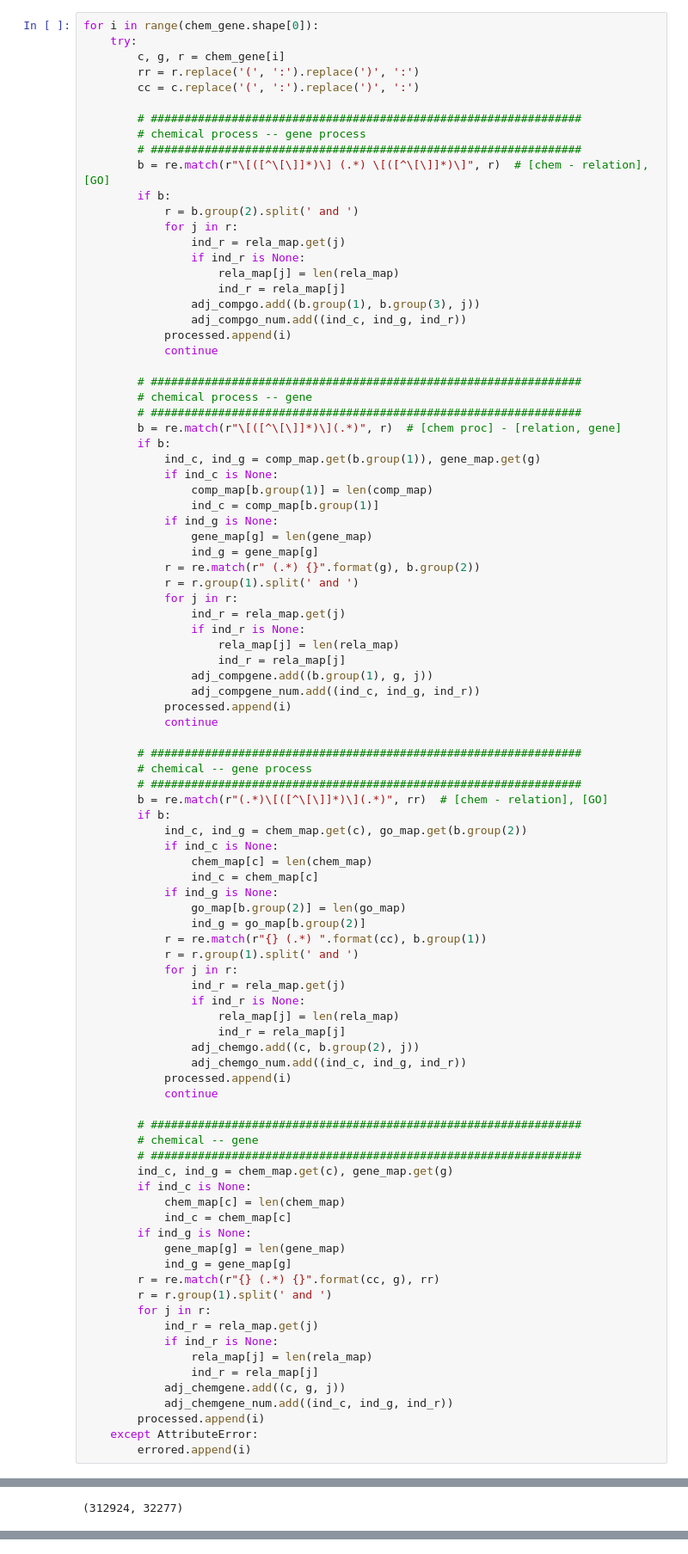
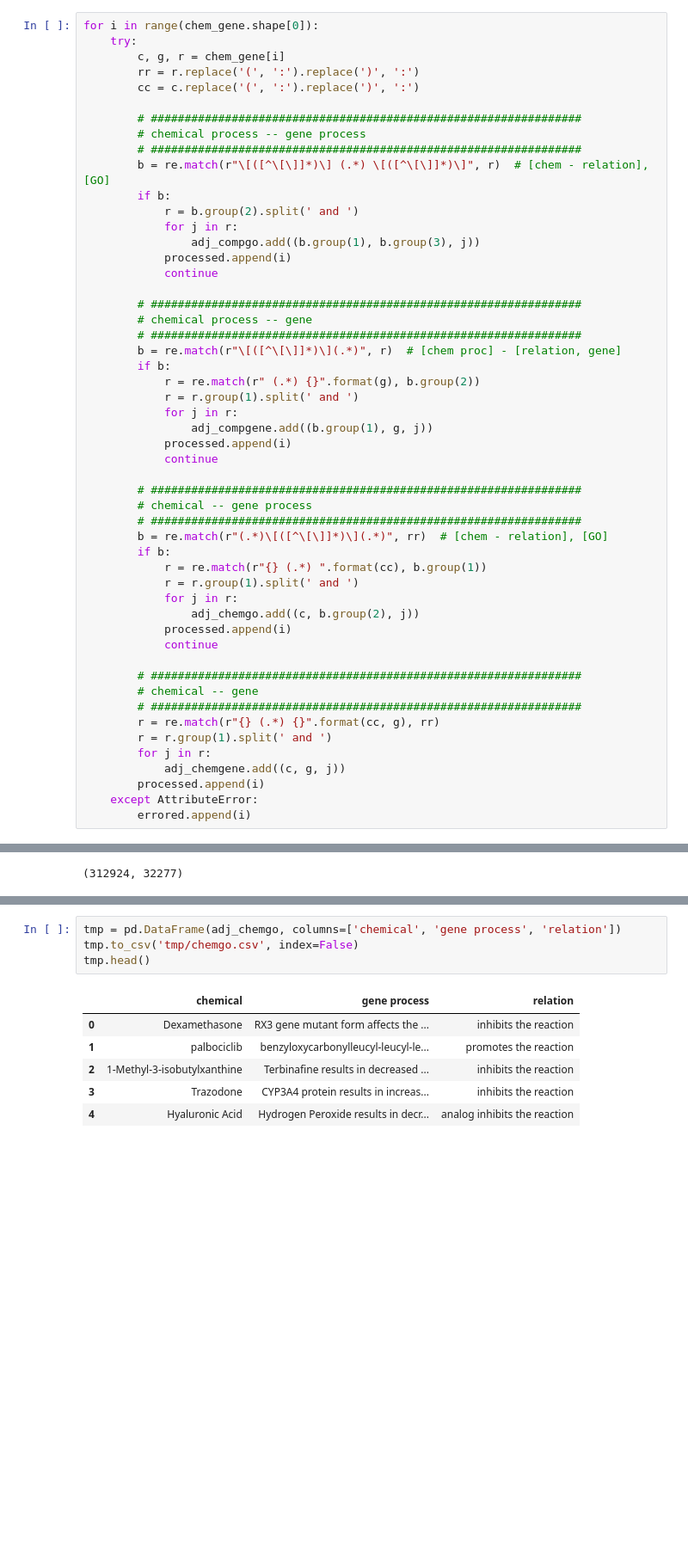
Before and after one commit to NYXFLOWER/DrugDiscovery, a Jupyter notebook: data/kg.ipynb, the cells around one changed output, grey strips where cells are left out. Shown at 86% size. Drawn from its saved outputs; the diff is of its cells as text; blank space fills up the shorter version.

```diff
--- a/data/kg.ipynb
+++ b/data/kg.ipynb
@@ -41,12 +41,7 @@ for i in range(chem_gene.shape[0]):
         if b:
             r = b.group(2).split(' and ')
             for j in r:
-                ind_r = rela_map.get(j)
-                if ind_r is None:
-                    rela_map[j] = len(rela_map)
-                    ind_r = rela_map[j]
                 adj_compgo.add((b.group(1), b.group(3), j))
-                adj_compgo_num.add((ind_c, ind_g, ind_r))
             processed.append(i)
             continue
 
@@ -55,22 +50,10 @@ for i in range(chem_gene.shape[0]):
         # ################################################################
         b = re.match(r"\[([^\[\]]*)\](.*)", r)  # [chem proc] - [relation, gene]
         if b:
-            ind_c, ind_g = comp_map.get(b.group(1)), gene_map.get(g)
-            if ind_c is None:
-                comp_map[b.group(1)] = len(comp_map)
-                ind_c = comp_map[b.group(1)]
-            if ind_g is None:
-                gene_map[g] = len(gene_map)
-                ind_g = gene_map[g]
             r = re.match(r" (.*) {}".format(g), b.group(2))
             r = r.group(1).split(' and ')
             for j in r:
-                ind_r = rela_map.get(j)
-                if ind_r is None:
-                    rela_map[j] = len(rela_map)
-                    ind_r = rela_map[j]
                 adj_compgene.add((b.group(1), g, j))
-                adj_compgene_num.add((ind_c, ind_g, ind_r))
             processed.append(i)
             continue
 
@@ -79,44 +62,20 @@ for i in range(chem_gene.shape[0]):
         # ################################################################
         b = re.match(r"(.*)\[([^\[\]]*)\](.*)", rr)  # [chem - relation], [GO]
         if b:
-            ind_c, ind_g = chem_map.get(c), go_map.get(b.group(2))
-            if ind_c is None:
-                chem_map[c] = len(chem_map)
-                ind_c = chem_map[c]
-            if ind_g is None:
-                go_map[b.group(2)] = len(go_map)
-                ind_g = go_map[b.group(2)]
             r = re.match(r"{} (.*) ".format(cc), b.group(1))
             r = r.group(1).split(' and ')
             for j in r:
-                ind_r = rela_map.get(j)
-                if ind_r is None:
-                    rela_map[j] = len(rela_map)
-                    ind_r = rela_map[j]
                 adj_chemgo.add((c, b.group(2), j))
-                adj_chemgo_num.add((ind_c, ind_g, ind_r))
             processed.append(i)
             continue
 
         # ################################################################
         # chemical -- gene
         # ################################################################
-        ind_c, ind_g = chem_map.get(c), gene_map.get(g)
-        if ind_c is None:
-            chem_map[c] = len(chem_map)
-            ind_c = chem_map[c]
-        if ind_g is None:
-            gene_map[g] = len(gene_map)
-            ind_g = gene_map[g]
         r = re.match(r"{} (.*) {}".format(cc, g), rr)
         r = r.group(1).split(' and ')
         for j in r:
-            ind_r = rela_map.get(j)
-            if ind_r is None:
-                rela_map[j] = len(rela_map)
-                ind_r = rela_map[j]
             adj_chemgene.add((c, g, j))
-            adj_chemgene_num.add((ind_c, ind_g, ind_r))
         processed.append(i)
     except AttributeError:
         errored.append(i)
@@ -211,0 +250,11 @@ del rr
+# %%
+tmp = pd.DataFrame(adj_chemgo, columns=['chemical', 'gene process', 'relation'])
+tmp.to_csv('tmp/chemgo.csv', index=False)
+tmp.head()
+# %% [output]
+|  | chemical | gene process | relation |
+| 0 | Dexamethasone | RX3 gene mutant form affects the ... | inhibits the reaction |
+| 1 | palbociclib | benzyloxycarbonylleucyl-leucyl-le... | promotes the reaction |
+| 2 | 1-Methyl-3-isobutylxanthine | Terbinafine results in decreased ... | inhibits the reaction |
+| 3 | Trazodone | CYP3A4 protein results in increas... | inhibits the reaction |
+| 4 | Hyaluronic Acid | Hydrogen Peroxide results in decr... | analog inhibits the reaction |
```
Also changed, not shown: parts of 20 cells of this notebook.
